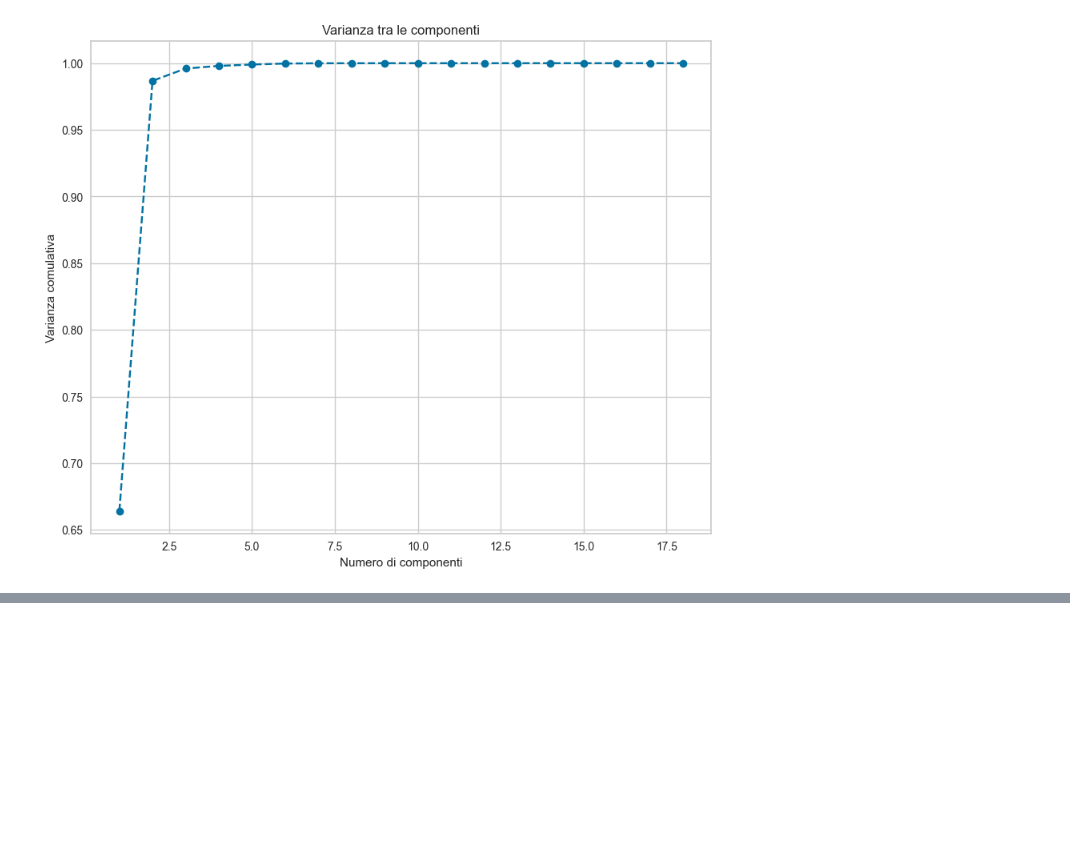
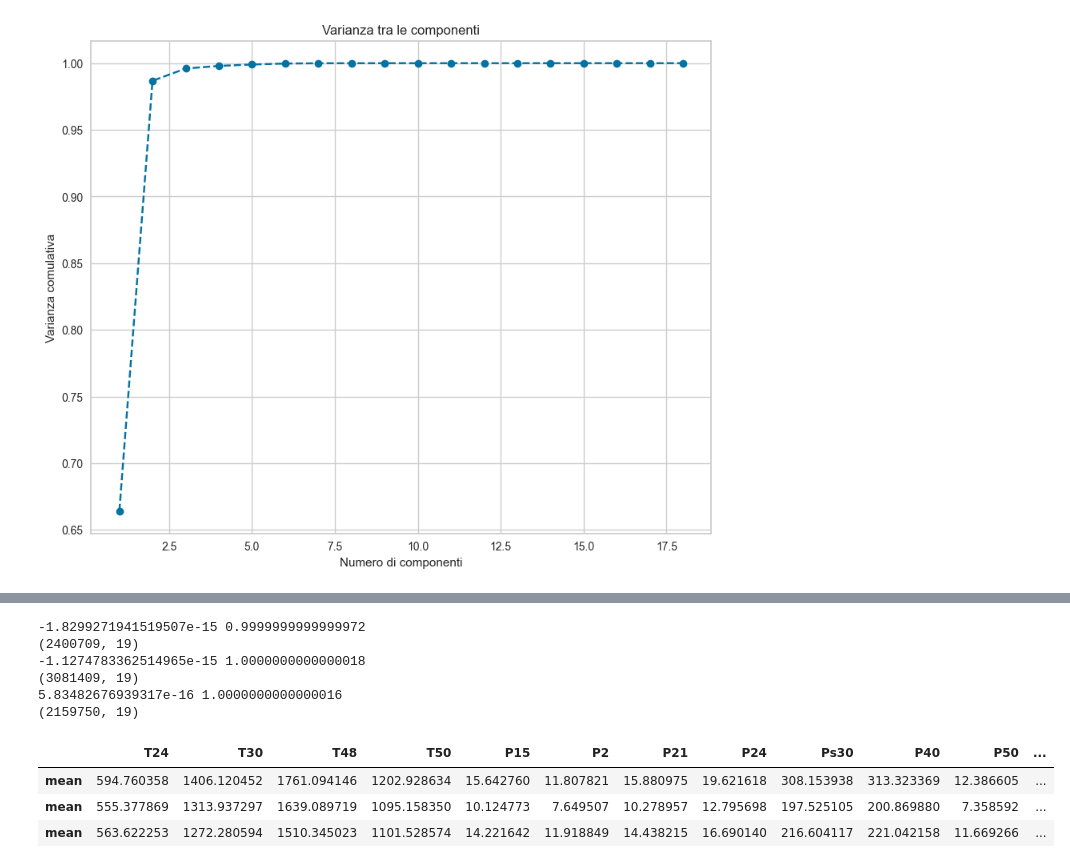
Before and after one commit to MatteoFerretti98/PHM2021_Data_Challenge_Exam_Project, a Jupyter notebook: clustering.ipynb, the cells around one changed output, grey strips where cells are left out. Cells and saved outputs as stored; diff of their text form; code cells hidden in the pictures; blank space fills up the shorter version.

```diff
--- a/clustering.ipynb
+++ b/clustering.ipynb
@@ -172,0 +155,13 @@ KMeans.evaluation(scores_pca,kmeans_pca)
+# %%
+KMeans.calculate_centroids(df_segm_pca_kmeans,scores_pca,"",0)
+# %% [output]
+-1.8299271941519507e-15 0.9999999999999972
+(2400709, 19)
+-1.1274783362514965e-15 1.0000000000000018
+(3081409, 19)
+5.83482676939317e-16 1.0000000000000016
+(2159750, 19)
+|  | T24 | T30 | T48 | T50 | P15 | P2 | P21 | P24 | Ps30 | P40 | P50 | ... |
+| mean | 594.760358 | 1406.120452 | 1761.094146 | 1202.928634 | 15.642760 | 11.807821 | 15.880975 | 19.621618 | 308.153938 | 313.323369 | 12.386605 | ... |
+| mean | 555.377869 | 1313.937297 | 1639.089719 | 1095.158350 | 10.124773 | 7.649507 | 10.278957 | 12.795698 | 197.525105 | 200.869880 | 7.358592 | ... |
+| mean | 563.622253 | 1272.280594 | 1510.345023 | 1101.528574 | 14.221642 | 11.918849 | 14.438215 | 16.690140 | 216.604117 | 221.042158 | 11.669266 | ... |
```
Also changed, not shown: parts of 7 cells of this notebook, 1 other file.
